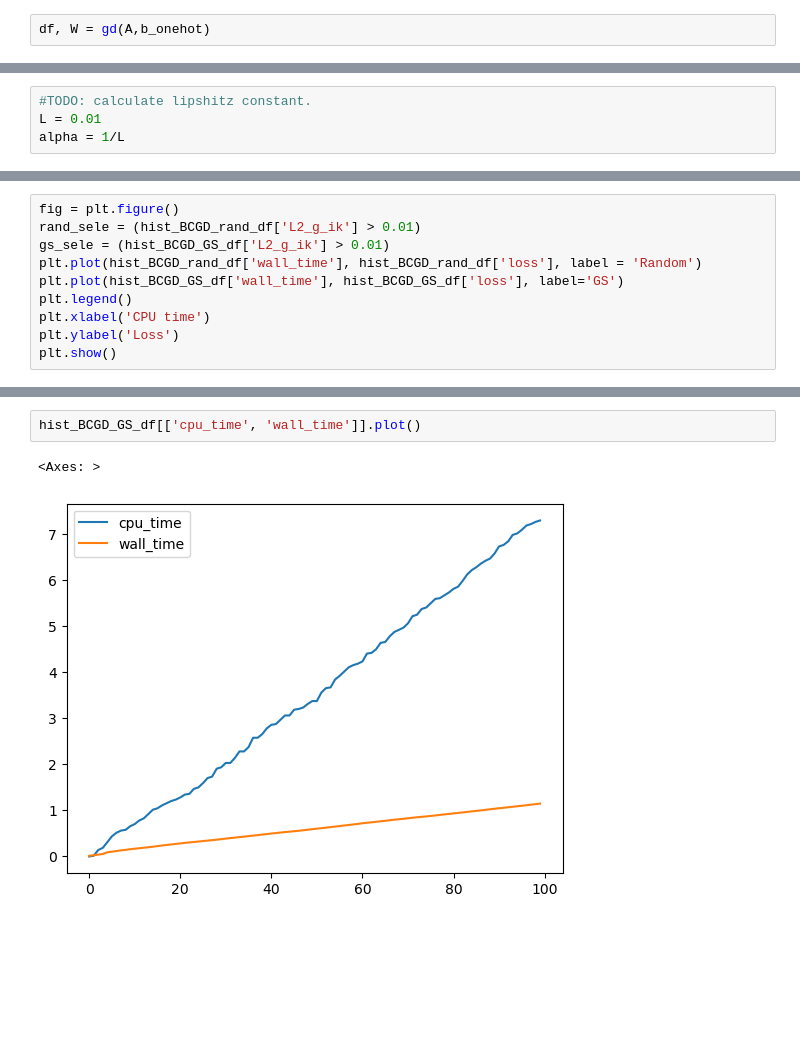
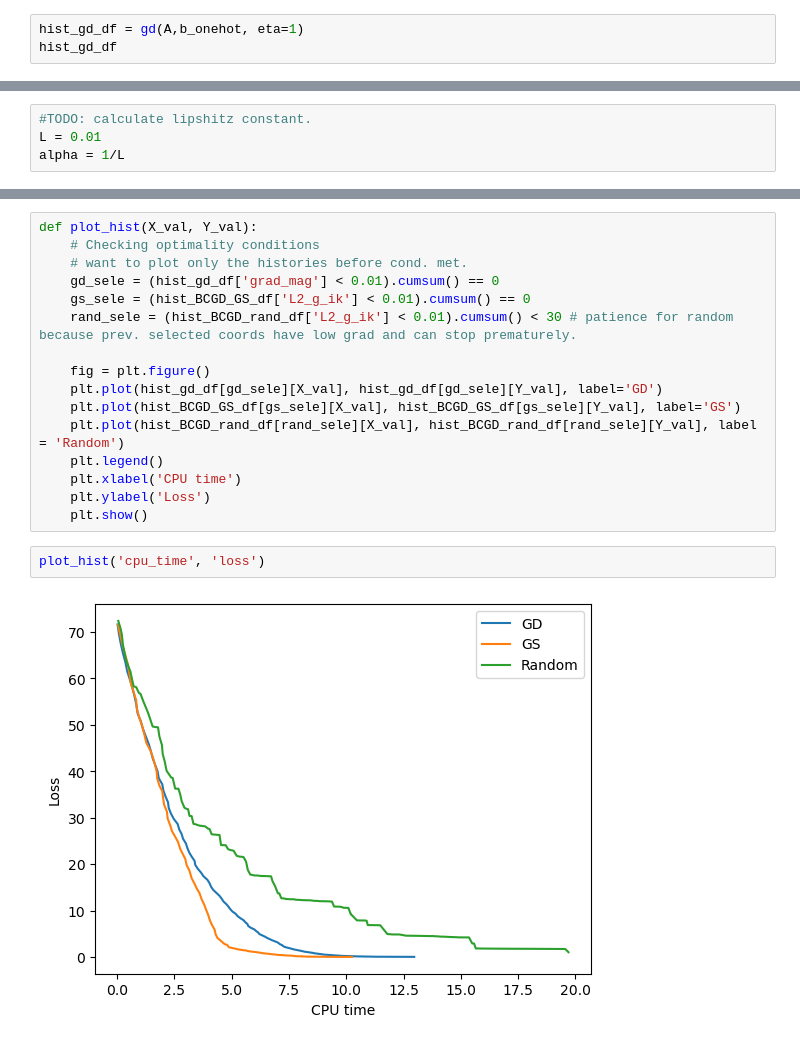
Before and after one commit to Aiecco/BCGD-methods, a Jupyter notebook: HW scratch.ipynb, the cells around one changed output, grey strips where cells are left out. Saved outputs shown, nothing was run; the diff lists cells and outputs as text; blank space fills up the shorter version.

Commit message:
Better plots + early stopping

```diff
--- a/HW scratch.ipynb
+++ b/HW scratch.ipynb
@@ -100,2 +84,3 @@ def gd(A, b_onehot, max_iter=1000, eta=0.1, X_0 = None):
 # %%
-df, W = gd(A,b_onehot)
+hist_gd_df = gd(A,b_onehot, eta=1)
+hist_gd_df
@@ -277,10 +202,0 @@ Name: wall_time, Length: 134, dtype: float64
-# %%
-fig = plt.figure()
-rand_sele = (hist_BCGD_rand_df['L2_g_ik'] > 0.01)
-gs_sele = (hist_BCGD_GS_df['L2_g_ik'] > 0.01)
-plt.plot(hist_BCGD_rand_df['wall_time'], hist_BCGD_rand_df['loss'], label = 'Random')
-plt.plot(hist_BCGD_GS_df['wall_time'], hist_BCGD_GS_df['loss'], label='GS')
-plt.legend()
-plt.xlabel('CPU time')
-plt.ylabel('Loss')
-plt.show()
@@ -299,5 +203,20 @@ plt.plot(hist_BCGD_GS_df['wall_time'], hist_BCGD_GS_df['loss'])
-# %%
-hist_BCGD_GS_df[['cpu_time', 'wall_time']].plot()
-# %% [output]
-<Axes: >
-[figure, removed]
+# %%
+def plot_hist(X_val, Y_val):
+    # Checking optimality conditions
+    # want to plot only the histories before cond. met.
+    gd_sele = (hist_gd_df['grad_mag'] < 0.01).cumsum() == 0
+    gs_sele = (hist_BCGD_GS_df['L2_g_ik'] < 0.01).cumsum() == 0
+    rand_sele = (hist_BCGD_rand_df['L2_g_ik'] < 0.01).cumsum() < 30 # patience for random because prev. selected coords have low grad and can stop prematurely.
+
+    fig = plt.figure()
+    plt.plot(hist_gd_df[gd_sele][X_val], hist_gd_df[gd_sele][Y_val], label='GD')
+    plt.plot(hist_BCGD_GS_df[gs_sele][X_val], hist_BCGD_GS_df[gs_sele][Y_val], label='GS')
+    plt.plot(hist_BCGD_rand_df[rand_sele][X_val], hist_BCGD_rand_df[rand_sele][Y_val], label = 'Random')
+    plt.legend()
+    plt.xlabel('CPU time')
+    plt.ylabel('Loss')
+    plt.show()
+# %%
+plot_hist('cpu_time', 'loss')
+# %% [output]
+[figure, added]
```
Also changed, not shown: parts of 24 cells of this notebook.
